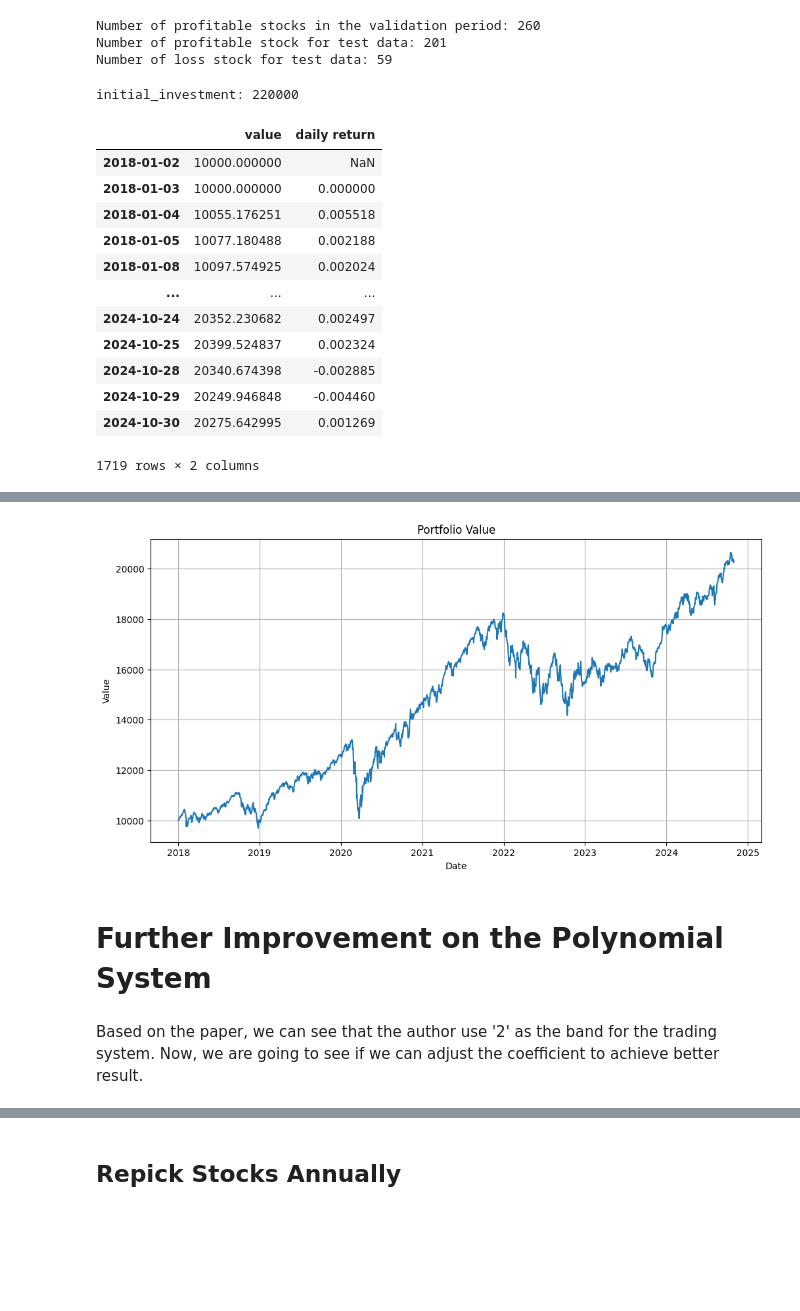
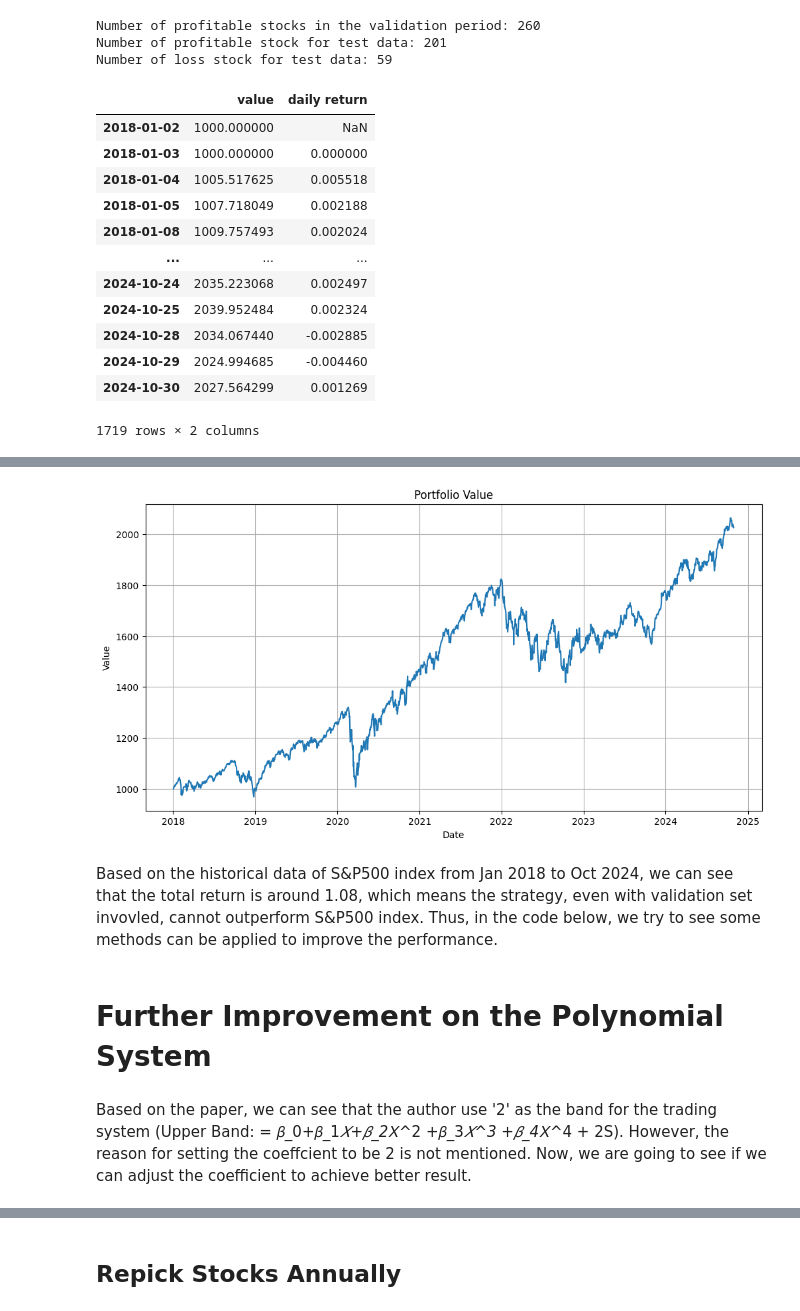
Before and after one commit to vd1371/AcademicQuantLab, a Jupyter notebook: Momentum/Polynomial_Moving_Regression_Band.ipynb, the cells around one changed output, grey strips where cells are left out. Cells and saved outputs as stored; diff of their text form; code cells hidden in the pictures; blank space fills up the shorter version.

```diff
--- a/Momentum/Polynomial_Moving_Regression_Band.ipynb
+++ b/Momentum/Polynomial_Moving_Regression_Band.ipynb
@@ -106,22 +102,0 @@ First, test the significance between the 50 day's moving average and the close p
-# %%
-import matplotlib.pyplot as plt
-import numpy as np
-import seaborn as sns
-import statsmodels.api as sm
-
-regression_holder = []
-for ticker in tickers:
-    regression_holder.append(holder[ticker][['close', '50 MA']])
-df_for_regression = pd.concat(regression_holder, axis=0, ignore_index=True)
-
-# Calculate the correlation between the 50 days moving average and the close price
-correlation = df_for_regression.corr()
-print(f'Correlation between 50 days moving average and close price: {correlation.loc["50 MA", "close"]}')
-
-# Perform the linear regression
-X = df_for_regression['50 MA']
-y = df_for_regression['close']
-
-X = sm.add_constant(X)
-model = sm.OLS(y, X).fit()
-print(model.summary())
@@ -176,14 +125,17 @@ def assign_position(df):
     # df['position'] = df['position'].shift(1)
     return df
 # %%
-def apply_model(model,df, std, invest_amount):
+def apply_model(model,df, std, invest_amount, upper_coeff = 2, lower_coeff = 2):
     df['4th 50 MA Average'] = model.predict(df[['50 MA', '50 MA^2', '50 MA^3', '50 MA^4']])
-    df['4th 50 MA Upper'] = df['4th 50 MA Average'] + 2 * std
-    df['4th 50 MA Lower'] = df['4th 50 MA Average'] - 2 * std
+    df['4th 50 MA Upper'] = df['4th 50 MA Average'] + upper_coeff* std
+    df['4th 50 MA Lower'] = df['4th 50 MA Average'] - lower_coeff * std
 
     df = assign_signal(df)
     df = assign_position(df)
     df['profit/loss'] = invest_amount*(1+df['position']*df['price change']).cumprod()
+    # Fill the nan value with the invest amount
+    df['profit/loss'].fillna(invest_amount, inplace=True)
+    return df
 # %%
 # Use the trainning data to predict the test data
 from sklearn.linear_model import LinearRegression
@@ -268,7 +221,6 @@ holder_test = holder_test_temp.copy()
 # Select the stocks that generate profit in the validation period
 profitable_tickers = []
 for ticker in tickers_with_data:
-    #print(ticker)
     if holder_validate[ticker]['profit/loss'][-1] > 1000:
         profitable_tickers.append(ticker)
 
@@ -279,9 +231,8 @@ for ticker in tickers_with_data:
     X = holder_train[ticker][['50 MA', '50 MA^2','50 MA^3','50 MA^4']]
 
     model.fit(X, Y)
-    residual_std_holder[ticker] = np.sqrt(mean_squared_error(Y, model.predict(X)))
-    apply_model(model, holder_test[ticker], residual_std_holder[ticker], 1000)
-    holder_test[ticker]['profit/loss'] = np.where(holder_test[ticker]['profit/loss'].isnull(), 1000, holder_test[ticker]['profit/loss'])
+    residual_std = np.sqrt(mean_squared_error(Y, model.predict(X)))
+    apply_model(model, holder_test[ticker], residual_std, 1000)
 
 # Use the profitable stocks to predict the test data
 profit_loss_test_validate = []
@@ -307,28 +258,29 @@ Number of loss stock for test data: 59
 df_portfolio_value_test_validate = pd.DataFrame(portfolio_value_test_validate)
 df_portfolio_value_test_validate = df_portfolio_value_test_validate.T
 df_portfolio_value_test_validate['value'] = df_portfolio_value_test_validate.sum(axis=1,skipna=True)
-df_portfolio_value_test_validate['value'] = df_portfolio_value_test_validate['value']/26
+df_portfolio_value_test_validate['value'] = df_portfolio_value_test_validate['value']/len(profitable_tickers)
 df_portfolio_value_test_validate = df_portfolio_value_test_validate[['value']]
 df_portfolio_value_test_validate['daily return'] = df_portfolio_value_test_validate['value'].pct_change()
-print('initial_investment: 220000')
+
 df_portfolio_value_test_validate
 # %% [output]
+|  | value | daily return |
+| 2018-01-02 | 1000.000000 | NaN |
+| 2018-01-03 | 1000.000000 | 0.000000 |
+| 2018-01-04 | 1005.517625 | 0.005518 |
+| 2018-01-05 | 1007.718049 | 0.002188 |
+| 2018-01-08 | 1009.757493 | 0.002024 |
+| ... | ... | ... |
+| 2024-10-24 | 2035.223068 | 0.002497 |
+| 2024-10-25 | 2039.952484 | 0.002324 |
+| 2024-10-28 | 2034.067440 | -0.002885 |
+| 2024-10-29 | 2024.994685 | -0.004460 |
+| 2024-10-30 | 2027.564299 | 0.001269 |
-initial_investment: 220000
+1719 rows × 2 columns
-|  | value | daily return |
-| 2018-01-02 | 10000.000000 | NaN |
-| 2018-01-03 | 10000.000000 | 0.000000 |
-| 2018-01-04 | 10055.176251 | 0.005518 |
-| 2018-01-05 | 10077.180488 | 0.002188 |
-| 2018-01-08 | 10097.574925 | 0.002024 |
-| ... | ... | ... |
-| 2024-10-24 | 20352.230682 | 0.002497 |
-| 2024-10-25 | 20399.524837 | 0.002324 |
-| 2024-10-28 | 20340.674398 | -0.002885 |
-| 2024-10-29 | 20249.946848 | -0.004460 |
-| 2024-10-30 | 20275.642995 | 0.001269 |
-1719 rows × 2 columns
 # %%
-total_return_with_validate = df_portfolio_value_test_validate['value'][-1]/10000 - 1
+from matplotlib import pyplot as plt
+
+total_return_with_validate = df_portfolio_value_test_validate['value'][-1]/1000 - 1
 print(f'Total return for test data with validation: {total_return_with_validate}')
 
 sharpe_ratio = df_portfolio_value_test_validate['daily return'].mean()/df_portfolio_value_test_validate['daily return'].std()*np.sqrt(252)
@@ -354,9 +306,11 @@ Sharpe ratio for test data with validation: 0.8101824178455033
 Maximum drawdown for test data with validation: -23.731128779862072%
-[figure, old version]
+[figure, new version]
+# %% [markdown]
+Based on the historical data of S&P500 index from Jan 2018 to Oct 2024, we can see that the total return is around 1.08, which means the strategy, even with validation set invovled, cannot outperform S&P500 index. Thus, in the code below, we try to see some methods can be applied to improve the performance.
 # %% [markdown]
 # Further Improvement on the Polynomial System
 # %% [markdown]
-Based on the paper, we can see that the author use '2' as the band for the trading system. Now, we are going to see if we can adjust the coefficient to achieve better result.
+Based on the paper, we can see that the author use '2' as the band for the trading system (Upper Band: = 𝛽_0+𝛽_1*𝑋+𝛽_2*𝑋^2 +𝛽_3*𝑋^3 +𝛽_4*𝑋^4 + 2S). However, the reason for setting the coeffcient to be 2 is not mentioned. Now, we are going to see if we can adjust the coefficient to achieve better result.
 # %%
 upper_range = [0.5, 1, 1.5, 2, 2.5, 3, 3.5]
 lower_range = [0.5, 1, 1.5, 2, 2.5, 3, 3.5]
```
Also changed, not shown: parts of 28 cells of this notebook.
